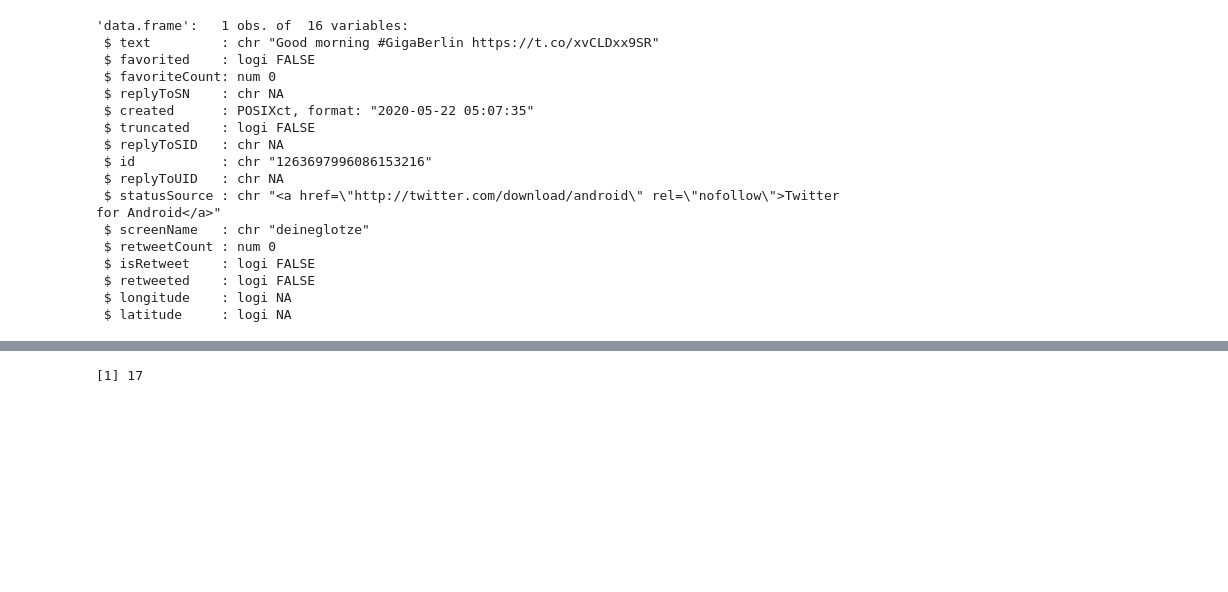
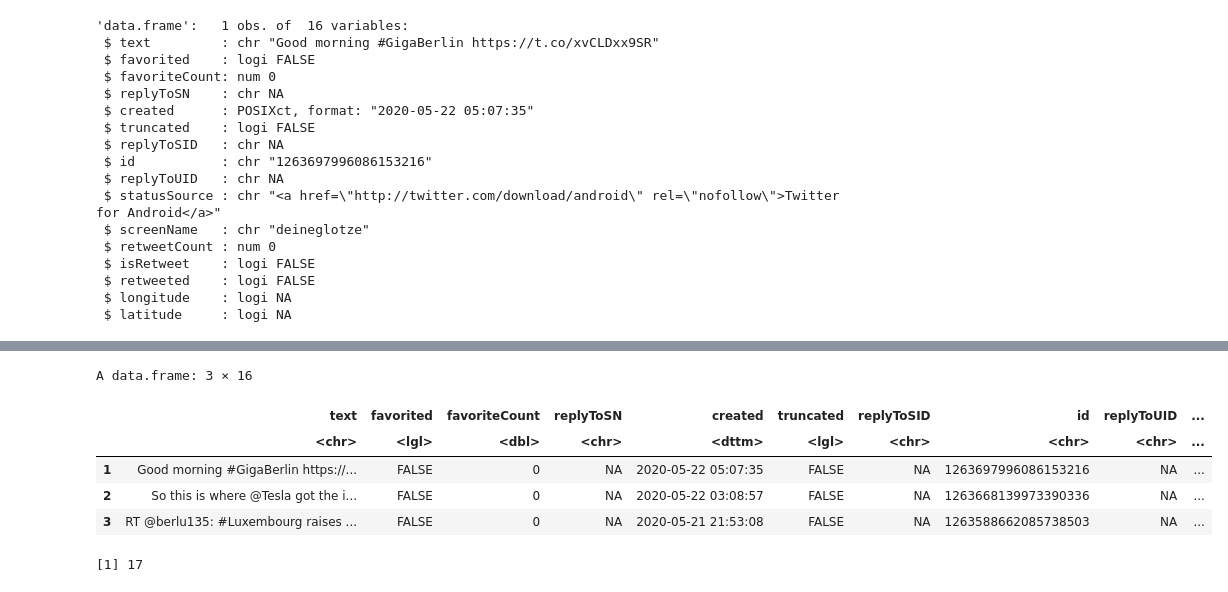
Before and after one commit to jjbous/Analyse-semi--unstrukturierter-daten, a Jupyter notebook: Praxisarbeit/Tesla(de).ipynb, the cells around one changed output, grey strips where cells are left out. Drawn from its saved outputs; the diff is of its cells as text; code cells hidden in the pictures; blank space fills up the shorter version.

```diff
--- a/Praxisarbeit/Tesla(de).ipynb
+++ b/Praxisarbeit/Tesla(de).ipynb
@@ -146,3 +124,12 @@ A data.frame: 500 × 16
+# %%
+head(tweetsDF,3)
+# %% [output]
+A data.frame: 3 × 16
+|  | text | favorited | favoriteCount | replyToSN | created | truncated | replyToSID | id | replyToUID | ... |
+|  | <chr> | <lgl> | <dbl> | <chr> | <dttm> | <lgl> | <chr> | <chr> | <chr> | ... |
+| 1 | Good morning #GigaBerlin https://... | FALSE | 0 | NA | 2020-05-22 05:07:35 | FALSE | NA | 1263697996086153216 | NA | ... |
+| 2 | So this is where @Tesla got the i... | FALSE | 0 | NA | 2020-05-22 03:08:57 | FALSE | NA | 1263668139973390336 | NA | ... |
+| 3 | RT @berlu135: #Luxembourg raises ... | FALSE | 0 | NA | 2020-05-21 21:53:08 | FALSE | NA | 1263588662085738503 | NA | ... |
 # %%
 Encoding(tweetsDF$text) <- "UTF8"
 tweetsDF$text <- iconv(x = tweetsDF$text,"latin1", "ASCII","")
```
Also changed, not shown: parts of 5 cells of this notebook.
